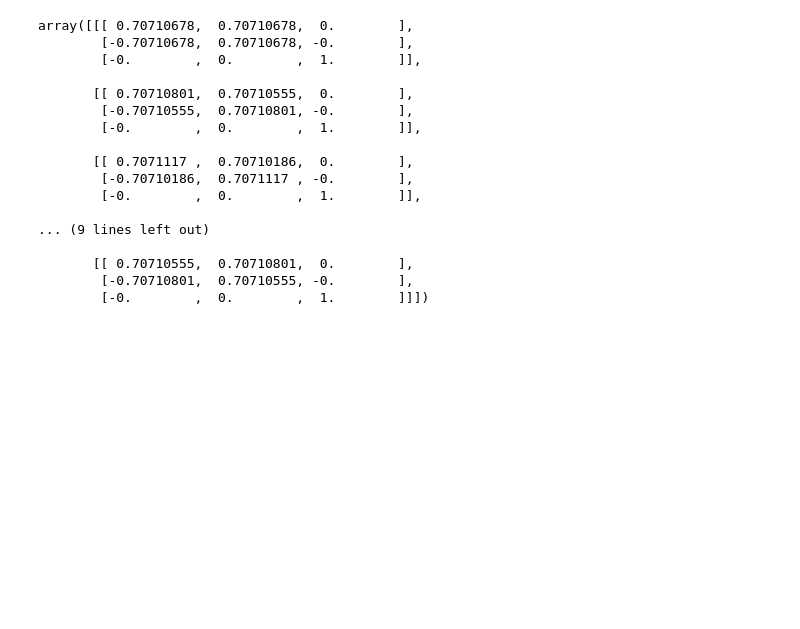
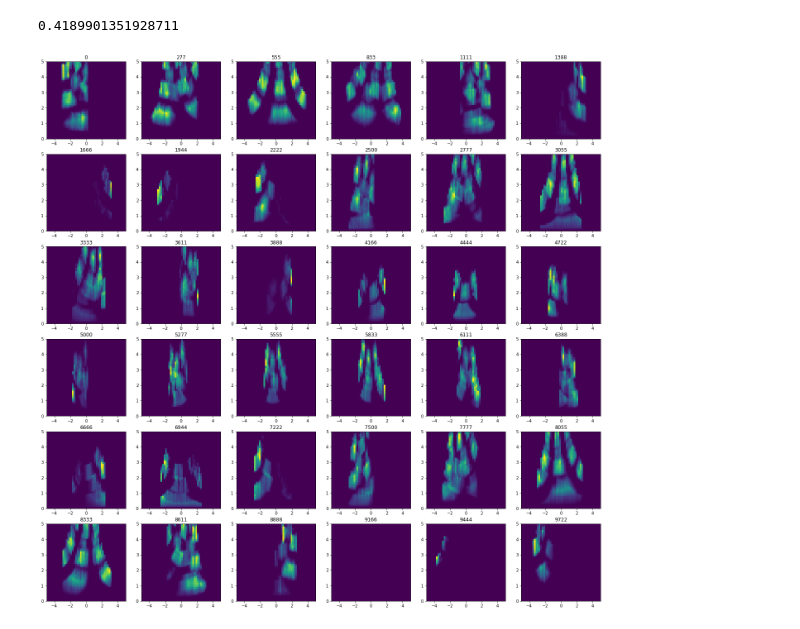
Before and after one commit to WiseLabCMU/dart, a Jupyter notebook: jaxtest.ipynb, the cells around one changed output. Drawn from its saved outputs; the diff is of its cells as text; code cells hidden in the pictures; blank space fills up the shorter version.

Commit message:
Working jax-based rendering

```diff
--- a/jaxtest.ipynb
+++ b/jaxtest.ipynb
@@ -4,6 +4,52 @@ from jax import vmap, jit
 from matplotlib import pyplot as plt
 
 from functools import partial
+# %%
+from scipy.io import loadmat
+from dart import fields
+
+x = loadmat("data/map.mat")
+
+gt = fields.GroundTruth(
+    jnp.array(x['v'], dtype=float),
+    lower=jnp.array([-2.5, -2.5, -2.5]), resolution=jnp.array(10.))
+
+traj = loadmat("data/traj.mat")
+# %%
+from dart import sample
+import jax
+
+rmin = 0
+rmax = 5
+dmin = -5
+dmax = 5
+sensor = sample.VirtualRadar(
+    r=jnp.linspace(rmin, rmax, 50), d=jnp.linspace(dmin, dmax, 50),
+    theta_lim=jnp.pi * 0.5, phi_lim=jnp.pi * 0.5)
+
+render = partial(sensor.render, key=jax.random.PRNGKey(42), sigma=gt)
+render = jit(vmap(render))
+t = (jnp.arange(6 * 6) * traj['velocity'].shape[0] / 36).astype(int)
+poses = vmap(sensor.make_pose)(
+    jnp.array(traj['velocity'][t]),
+    jnp.array(traj['position'][t]),
+    jnp.array(traj['orientation'][t]))
+# %%
+import time
+start = time.time()
+frames = render(pose=poses)
+print(time.time() - start)
+# %% [output]
+0.4189901351928711
+# %%
+fig, axs = plt.subplots(6, 6, figsize=(24, 24))
+axs = axs.reshape(-1)
+
+for i, ax, frame in zip(t, axs, frames):
+    ax.imshow(frame, extent=[dmin, dmax, rmin, rmax], aspect='auto', origin='lower')
+    ax.set_title(i)
+# %% [output]
+[figure, added]
 # %%
 class NGPHashTable:
     """Single hash table for NGP field.
@@ -32,20 +71,0 @@ traj = loadmat("data/traj.mat")
-# %%
-traj["orientation"]
-# %% [output]
-array([[[ 0.70710678,  0.70710678,  0.        ],
-        [-0.70710678,  0.70710678, -0.        ],
-        [-0.        ,  0.        ,  1.        ]],
-
-       [[ 0.70710801,  0.70710555,  0.        ],
-        [-0.70710555,  0.70710801, -0.        ],
-        [-0.        ,  0.        ,  1.        ]],
-
-       [[ 0.7071117 ,  0.70710186,  0.        ],
-        [-0.70710186,  0.7071117 , -0.        ],
-        [-0.        ,  0.        ,  1.        ]],
-
-... (9 lines left out)
-
-       [[ 0.70710555,  0.70710801,  0.        ],
-        [-0.70710801,  0.70710555, -0.        ],
-        [-0.        ,  0.        ,  1.        ]]])
```
Also changed, not shown: parts of 2 cells of this notebook, 7 other files.
